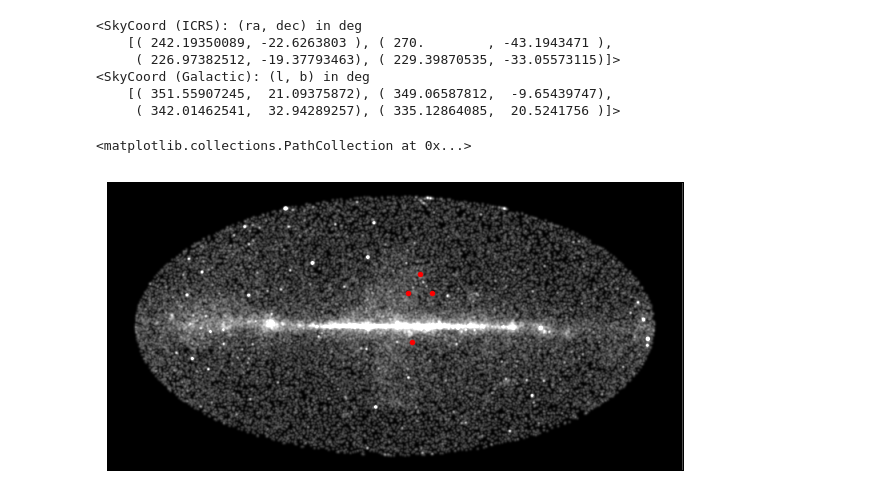
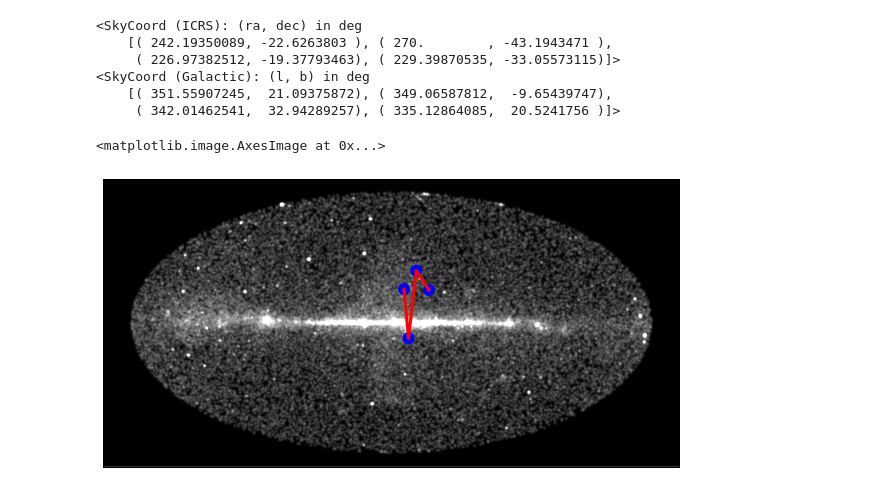
Before and after one commit to adl1995/HIPS-to-Py, a Jupyter notebook: examples/draw-healpix-stuff.ipynb, the cells around one changed output. Drawn from its saved outputs; the diff is of its cells as text; code cells hidden in the pictures.

```diff
--- a/examples/draw-healpix-stuff.ipynb
+++ b/examples/draw-healpix-stuff.ipynb
@@ -94,15 +95,16 @@ print(radec.galactic)
 # %%
 # Let's plot the image again, and this time markers at the
 # HEALPix pixel corners
 fig = plt.figure(figsize=(8, 6))
 ax = WCSAxes(fig, [1, 1, 1, 1], wcs=wcs)
 fig.add_axes(ax)
+
+plt.plot(radec.data.lon.deg, radec.data.lat.deg, 'r', lw=3, transform=ax.get_transform('icrs'))
+plt.scatter(radec.data.lon.deg, radec.data.lat.deg, s=120, transform=ax.get_transform('icrs'), color='blue')
 plt.imshow(data, cmap='gray', vmax=0.4, origin='lower')
-
-plt.scatter(radec.data.lon.deg, radec.data.lat.deg, s=20, transform=ax.get_transform('icrs'), color='red')
 # %% [output]
-<matplotlib.collections.PathCollection at 0x...>
+<matplotlib.image.AxesImage at 0x...>
-[figure, old version]
+[figure, new version]
 # %%
 # This looks weird.
 # But it might be correct?
```
Also changed, not shown: parts of 4 cells of this notebook.
